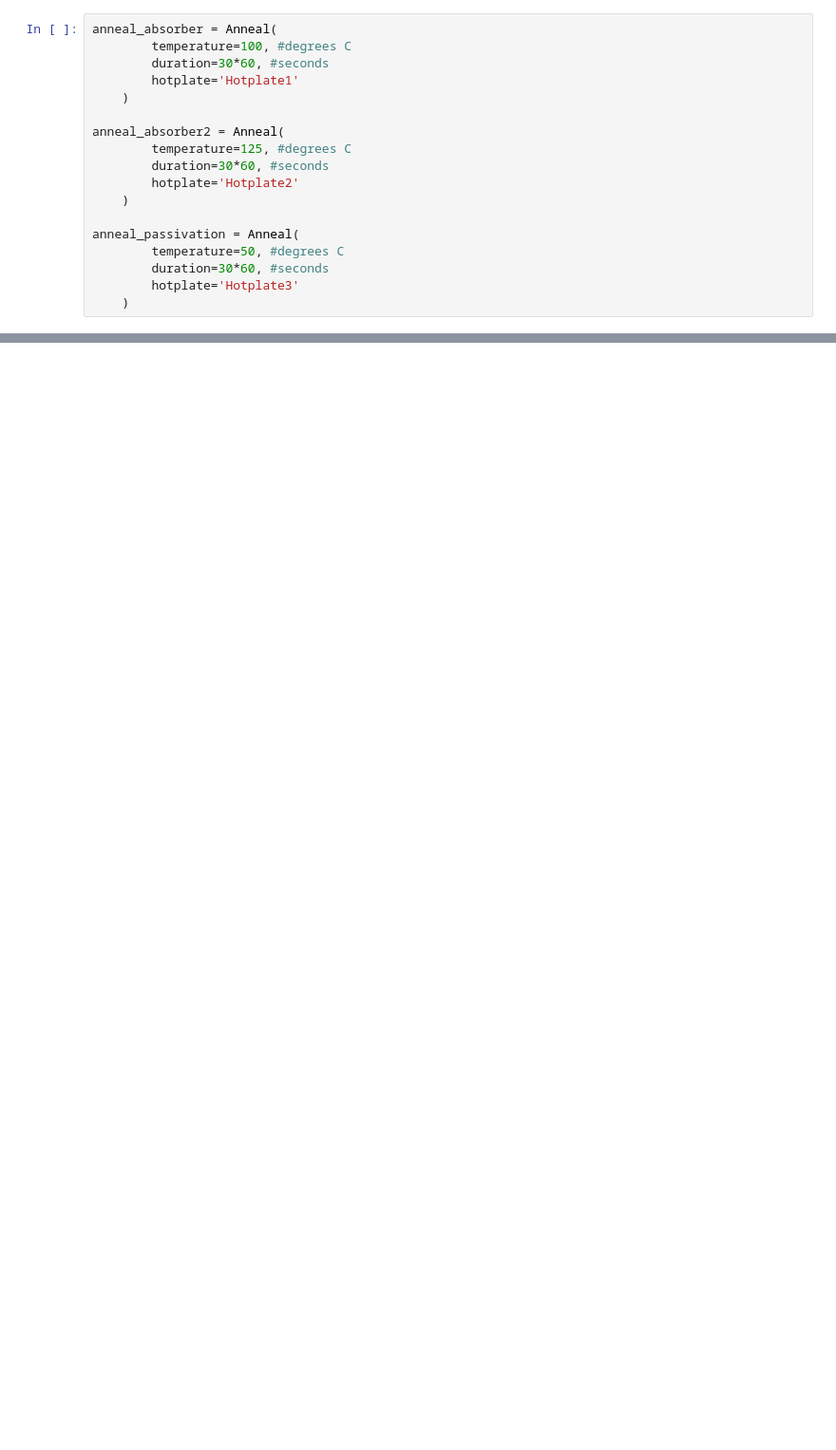
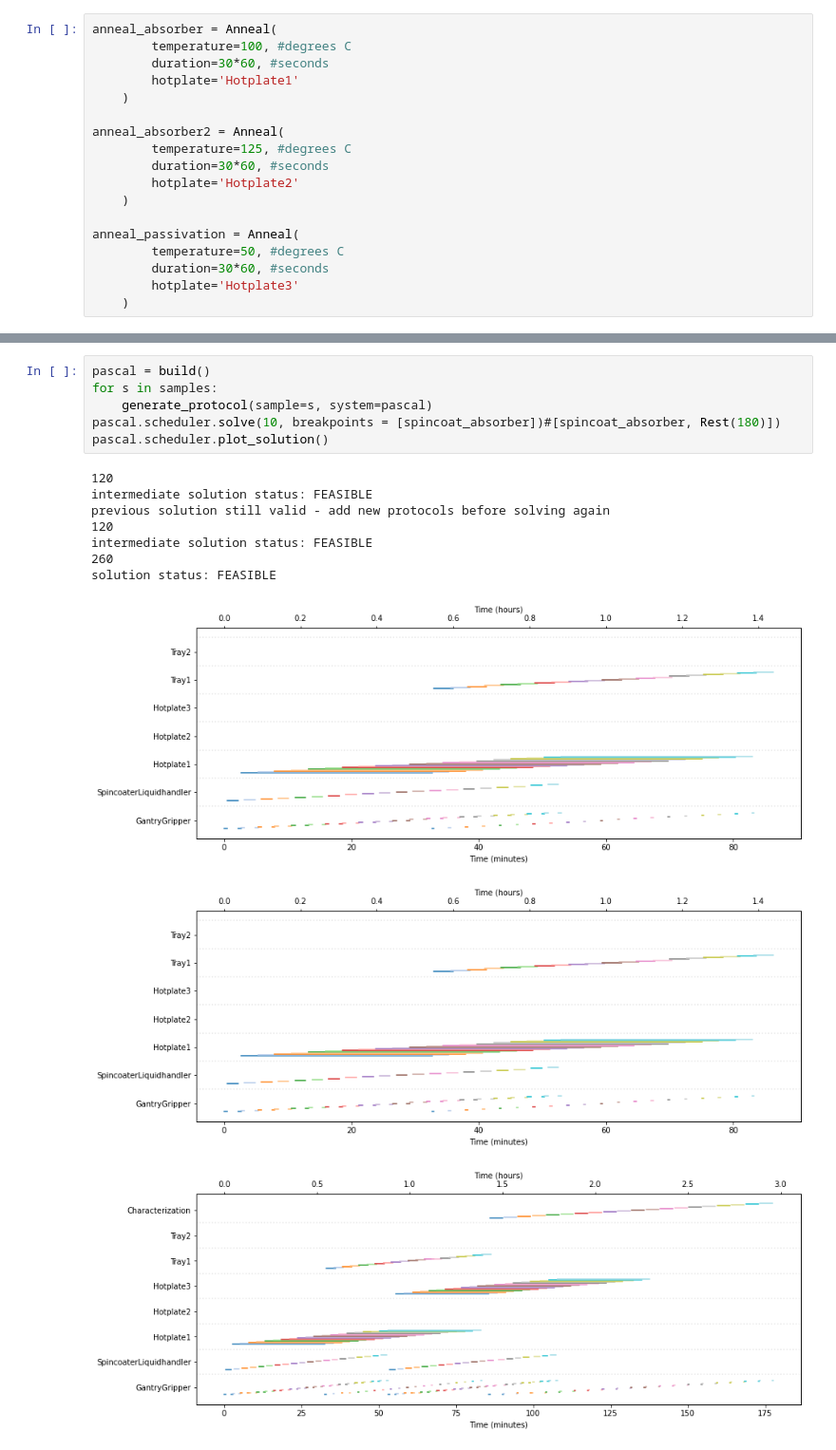
Before and after one commit to fenning-research-group/PASCAL, a Jupyter notebook: frgpascal/test.ipynb, the cells around one changed output, grey strips where cells are left out. Shown at 95% size. Saved outputs shown, nothing was run; the diff lists cells and outputs as text; blank space fills up the shorter version.

```diff
--- a/frgpascal/test.ipynb
+++ b/frgpascal/test.ipynb
@@ -134,0 +170,17 @@ pascal.scheduler.plot_solution()
+# %%
+pascal = build()
+for s in samples:
+    generate_protocol(sample=s, system=pascal)
+pascal.scheduler.solve(10, breakpoints = [spincoat_absorber])#[spincoat_absorber, Rest(180)])
+pascal.scheduler.plot_solution()
+# %% [output]
+120
+intermediate solution status: FEASIBLE
+previous solution still valid - add new protocols before solving again
+120
+intermediate solution status: FEASIBLE
+260
+solution status: FEASIBLE
+[figure, added]
+[figure, added]
+[figure, added]
```
Also changed, not shown: parts of 16 cells of this notebook, 4 other files.
